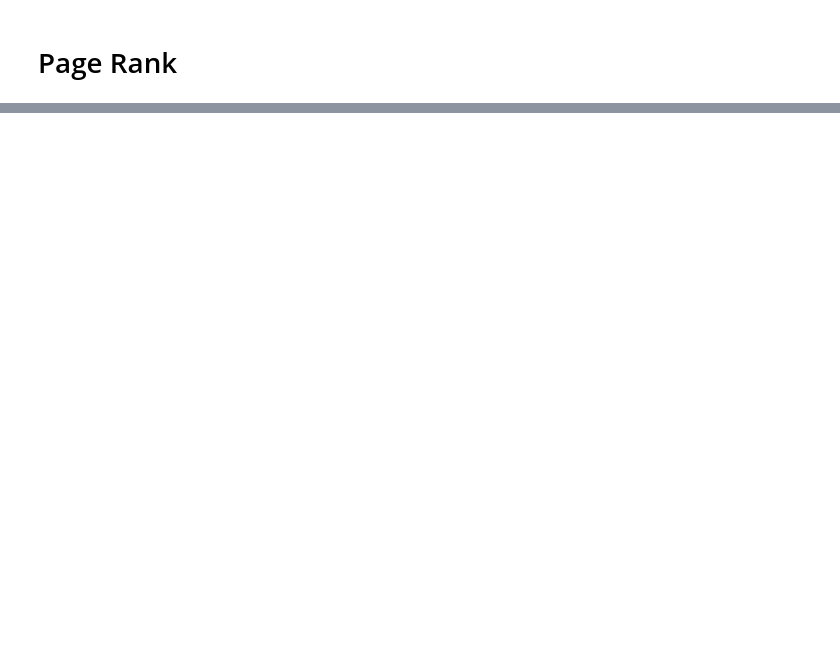
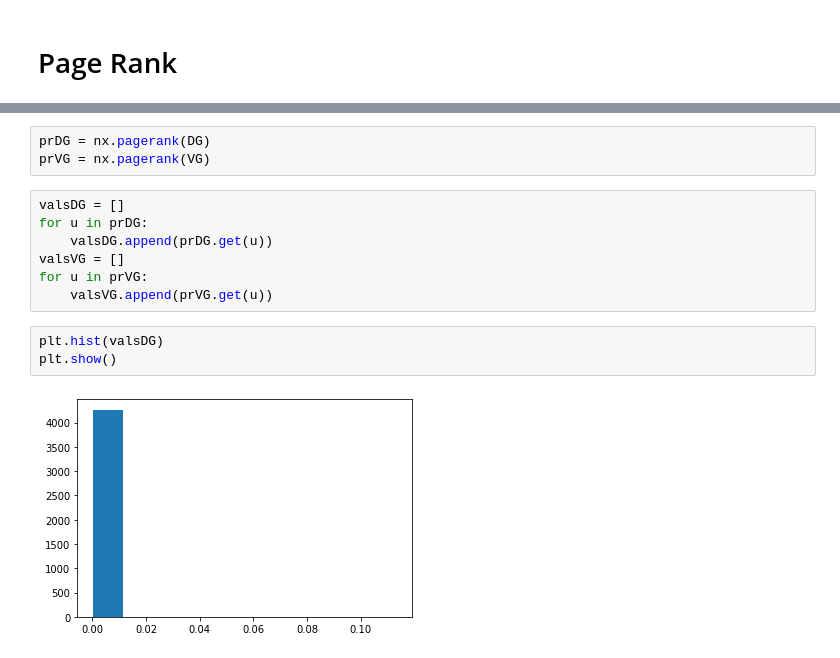
Before and after one commit to AidenWilliams/Enron-Text-and-Graph-Analysis, a Jupyter notebook: Task2/task2.ipynb, the cells around one changed output, grey strips where cells are left out. Saved outputs shown, nothing was run; the diff lists cells and outputs as text; blank space fills up the shorter version.

```diff
--- a/Task2/task2.ipynb
+++ b/Task2/task2.ipynb
@@ -486,0 +516,15 @@ print(pr)
+# %%
+prDG = nx.pagerank(DG)
+prVG = nx.pagerank(VG)
+# %%
+valsDG = []
+for u in prDG:
+    valsDG.append(prDG.get(u))
+valsVG = []
+for u in prVG:
+    valsVG.append(prVG.get(u))
+# %%
+plt.hist(valsDG)
+plt.show()
+# %% [output]
+[figure, added]
```
Also changed, not shown: parts of 19 cells of this notebook, 1 other file.
